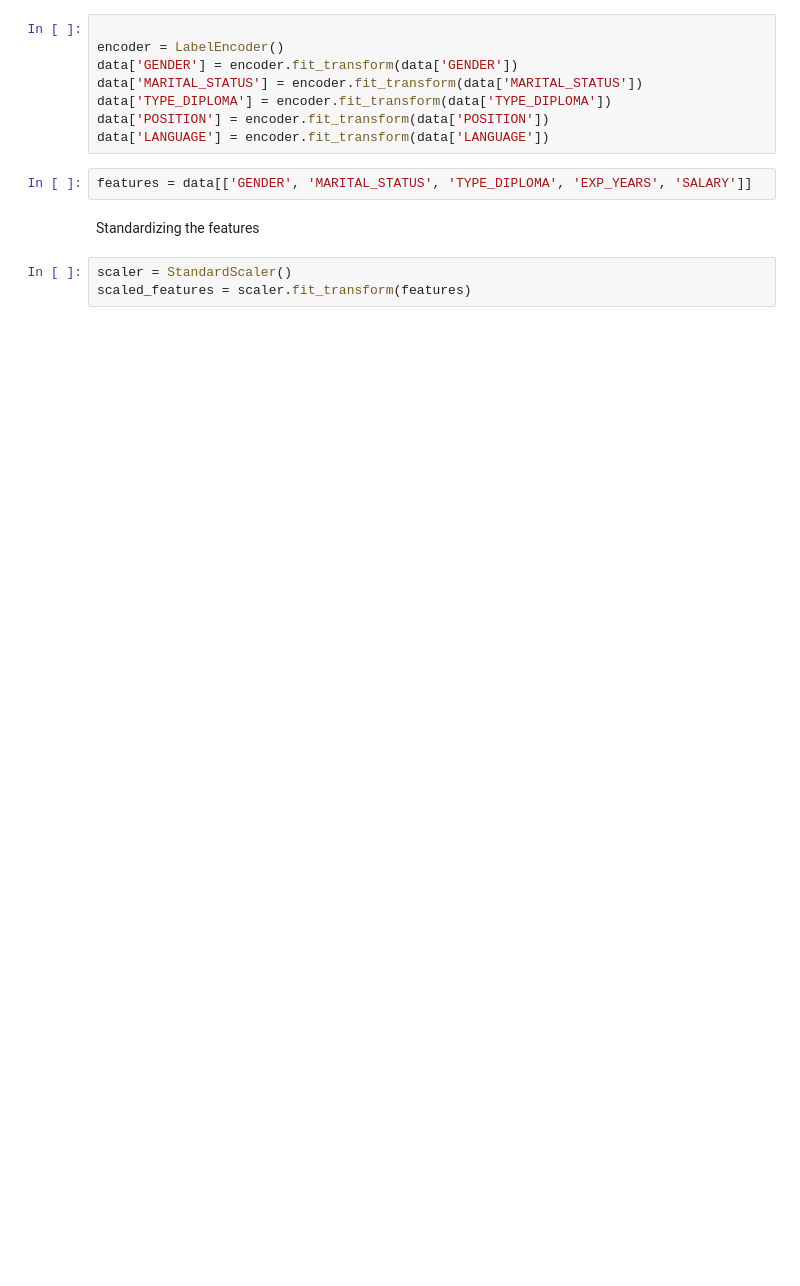
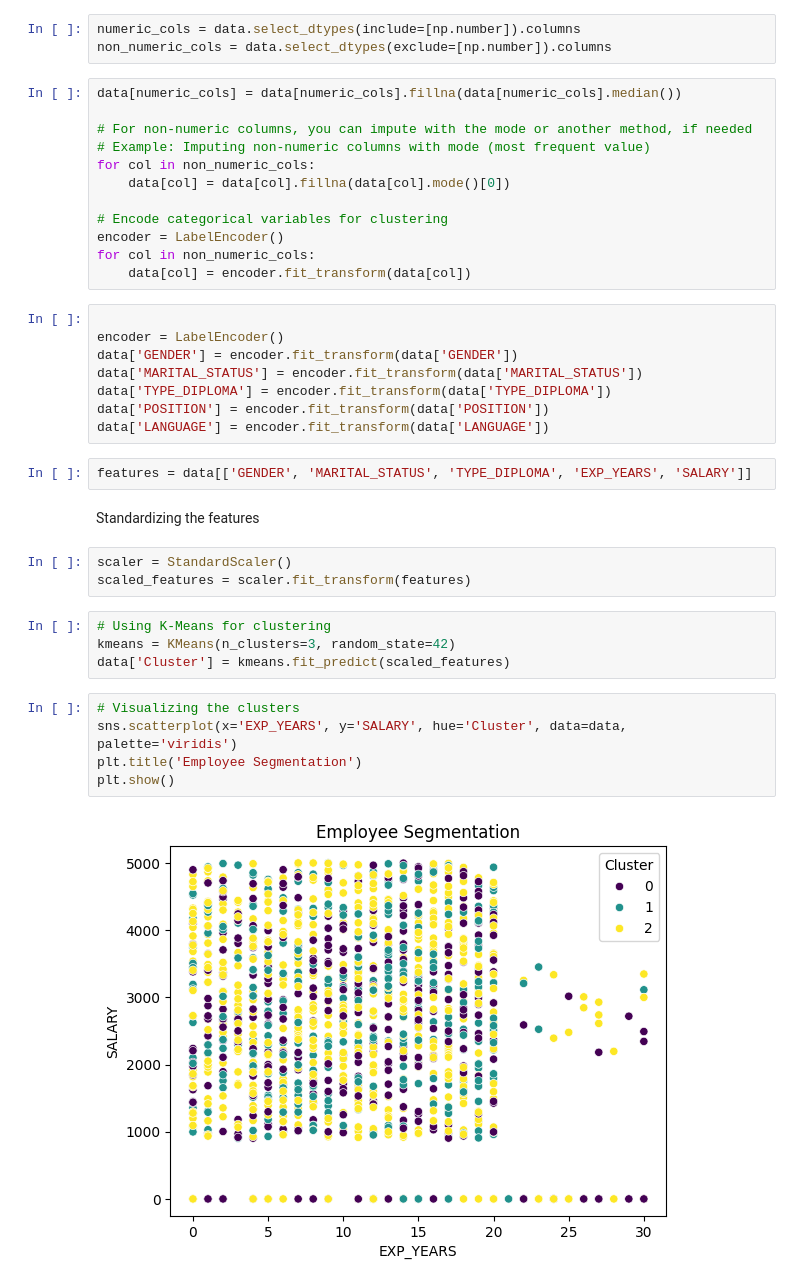
Before and after one commit to tahahamdii/salary-predicition, a Jupyter notebook: salaryprediction.ipynb, the cells around one changed output. Saved outputs shown, nothing was run; the diff lists cells and outputs as text; blank space fills up the shorter version.

Commit message:
Employee Segmentation Visualisation

```diff
--- a/salaryprediction.ipynb
+++ b/salaryprediction.ipynb
@@ -47,6 +47,21 @@ data['STARTING_DATE'] = pd.to_datetime(data['STARTING_DATE'])
 # %% [markdown]
 # Step 3: Descriptive Analytics - Clustering
 # Encode categorical variables for clustering
+# %%
+numeric_cols = data.select_dtypes(include=[np.number]).columns
+non_numeric_cols = data.select_dtypes(exclude=[np.number]).columns
+# %%
+data[numeric_cols] = data[numeric_cols].fillna(data[numeric_cols].median())
+
+# For non-numeric columns, you can impute with the mode or another method, if needed
+# Example: Imputing non-numeric columns with mode (most frequent value)
+for col in non_numeric_cols:
+    data[col] = data[col].fillna(data[col].mode()[0])
+
+# Encode categorical variables for clustering
+encoder = LabelEncoder()
+for col in non_numeric_cols:
+    data[col] = encoder.fit_transform(data[col])
 # %%
 
 encoder = LabelEncoder()
@@ -62,3 +77,14 @@ Standardizing the features
 # %%
 scaler = StandardScaler()
 scaled_features = scaler.fit_transform(features)
+# %%
+# Using K-Means for clustering
+kmeans = KMeans(n_clusters=3, random_state=42)
+data['Cluster'] = kmeans.fit_predict(scaled_features)
+# %%
+# Visualizing the clusters
+sns.scatterplot(x='EXP_YEARS', y='SALARY', hue='Cluster', data=data, palette='viridis')
+plt.title('Employee Segmentation')
+plt.show()
+# %% [output]
+[figure, added]
```
